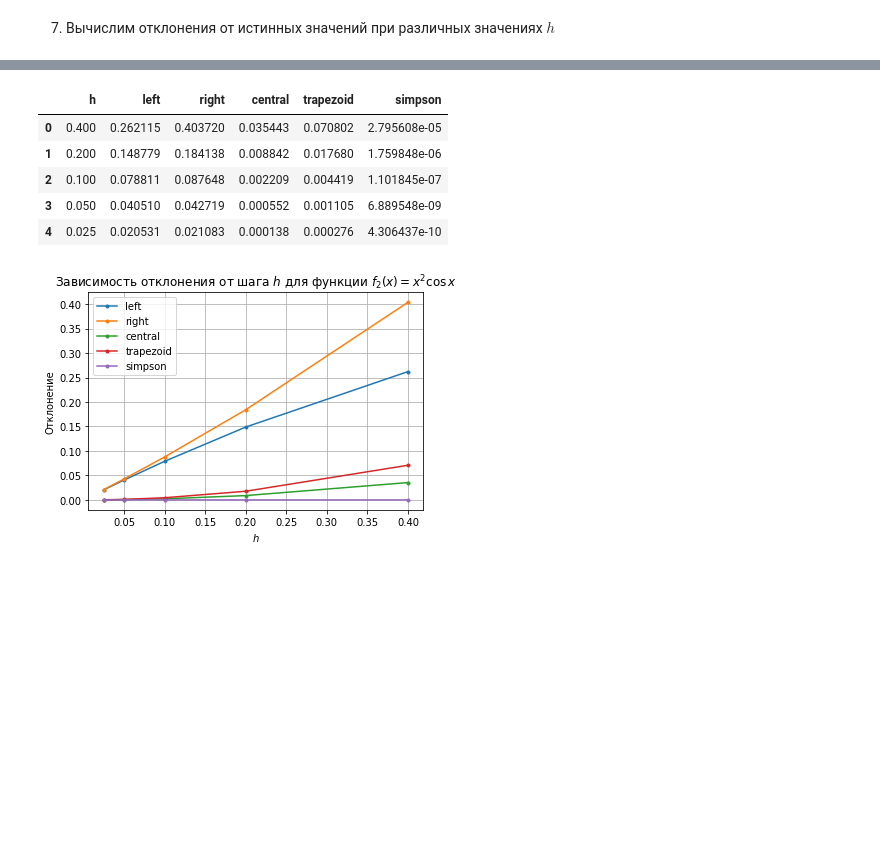
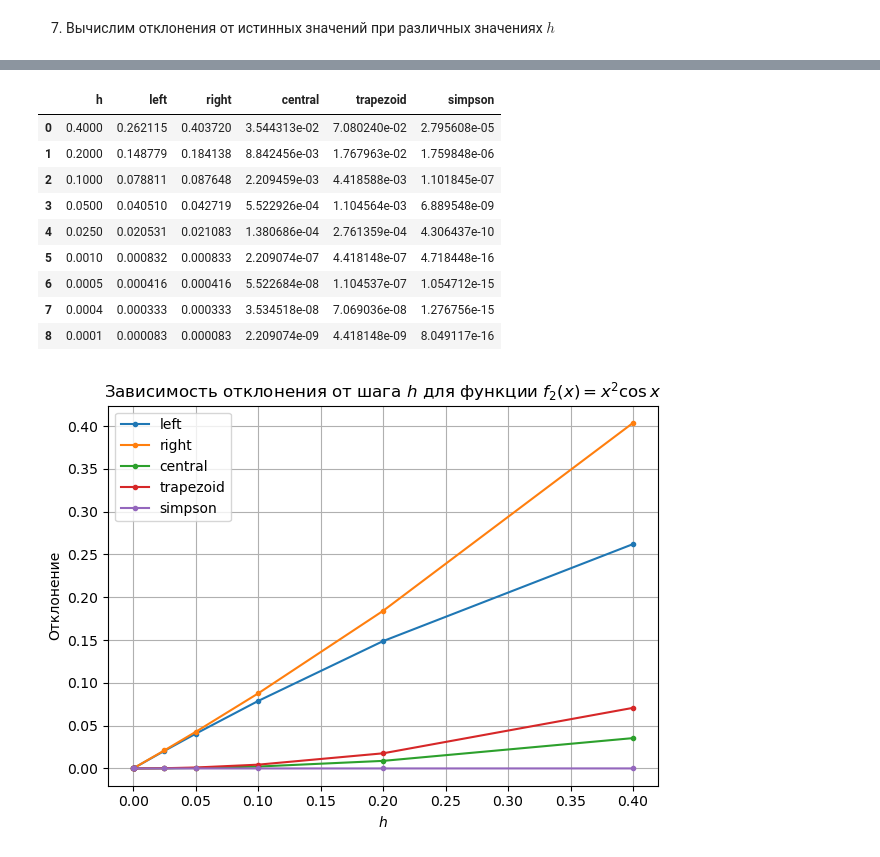
Before and after one commit to alexmoroz002/Appl-Math, a Jupyter notebook: lab-1_am.ipynb, the cells around one changed output, grey strips where cells are left out. Drawn from its saved outputs; the diff is of its cells as text; code cells hidden in the pictures; blank space fills up the shorter version.

```diff
--- a/lab-1_am.ipynb
+++ b/lab-1_am.ipynb
@@ -282,10 +296,11 @@ int_res
 # %%
 def integration_error(func, h, func_true):
     int_methods = [left_int, right_int, central_int, trapezoid_int, simpson_int]
-    return [abs(integrate(func, method, h) - func_true) for method in int_methods]
+    u = [abs(integrate(func, method, h) - func_true) for method in int_methods]
+    return u
 # %%
 diffs_f1 = pd.DataFrame({'h':[], 'left':[], 'right':[], 'central':[], 'trapezoid': [], 'simpson': []})
-h_vars = [0.4, 0.2, 0.1, 0.05, 0.025]
+h_vars = [0.4, 0.2, 0.1, 0.05, 0.025, 0.001, 0.0005, 0.0004, 0.0001]
 for h_var in h_vars:
   diffs_f1.loc[len(diffs_f1.index)] = [h_var] + integration_error(f1, h_var, f1_int())
 diffs_f1
@@ -315,30 +335,34 @@ plt.show()
 # %%
 diffs_f2 = pd.DataFrame({'h':[], 'left':[], 'right':[], 'central':[], 'trapezoid': [], 'simpson': []})
-h_vars = [0.4, 0.2, 0.1, 0.05, 0.025]
+h_vars = [0.4, 0.2, 0.1, 0.05, 0.025, 0.001, 0.0005, 0.0004, 0.0001]
 for h_var in h_vars:
   diffs_f2.loc[len(diffs_f2.index)] = [h_var] + integration_error(f2, h_var, f2_int())
 diffs_f2
 # %% [output]
 |  | h | left | right | central | trapezoid | simpson |
-| 0 | 0.400 | 0.262115 | 0.403720 | 0.035443 | 0.070802 | 2.795608e-05 |
-| 1 | 0.200 | 0.148779 | 0.184138 | 0.008842 | 0.017680 | 1.759848e-06 |
-| 2 | 0.100 | 0.078811 | 0.087648 | 0.002209 | 0.004419 | 1.101845e-07 |
-| 3 | 0.050 | 0.040510 | 0.042719 | 0.000552 | 0.001105 | 6.889548e-09 |
-| 4 | 0.025 | 0.020531 | 0.021083 | 0.000138 | 0.000276 | 4.306437e-10 |
+| 0 | 0.4000 | 0.262115 | 0.403720 | 3.544313e-02 | 7.080240e-02 | 2.795608e-05 |
+| 1 | 0.2000 | 0.148779 | 0.184138 | 8.842456e-03 | 1.767963e-02 | 1.759848e-06 |
+| 2 | 0.1000 | 0.078811 | 0.087648 | 2.209459e-03 | 4.418588e-03 | 1.101845e-07 |
+| 3 | 0.0500 | 0.040510 | 0.042719 | 5.522926e-04 | 1.104564e-03 | 6.889548e-09 |
+| 4 | 0.0250 | 0.020531 | 0.021083 | 1.380686e-04 | 2.761359e-04 | 4.306437e-10 |
+| 5 | 0.0010 | 0.000832 | 0.000833 | 2.209074e-07 | 4.418148e-07 | 4.718448e-16 |
+| 6 | 0.0005 | 0.000416 | 0.000416 | 5.522684e-08 | 1.104537e-07 | 1.054712e-15 |
+| 7 | 0.0004 | 0.000333 | 0.000333 | 3.534518e-08 | 7.069036e-08 | 1.276756e-15 |
+| 8 | 0.0001 | 0.000083 | 0.000083 | 2.209074e-09 | 4.418148e-09 | 8.049117e-16 |
 # %%
 x = diffs_f2['h']
 plt.plot(x, diffs_f2['left'], label="left", marker='.')
 plt.plot(x, diffs_f2['right'], label="right", marker='.')
 plt.plot(x, diffs_f2['central'], label="central", marker='.')
 plt.plot(x, diffs_f2['trapezoid'], label="trapezoid", marker='.')
 plt.plot(x, diffs_f2['simpson'], label="simpson", marker='.')
 
 plt.title("Зависимость отклонения от шага $h$ для функции $f_2(x) = x^2\cos x$")
 plt.ylabel('Отклонение')
 plt.xlabel('$h$')
 plt.legend()
 plt.grid()
+plt.tight_layout()
 plt.show()
-plt.show()
 # %% [output]
-[figure, old version]
+[figure, new version]
```
Also changed, not shown: parts of 14 cells of this notebook.
